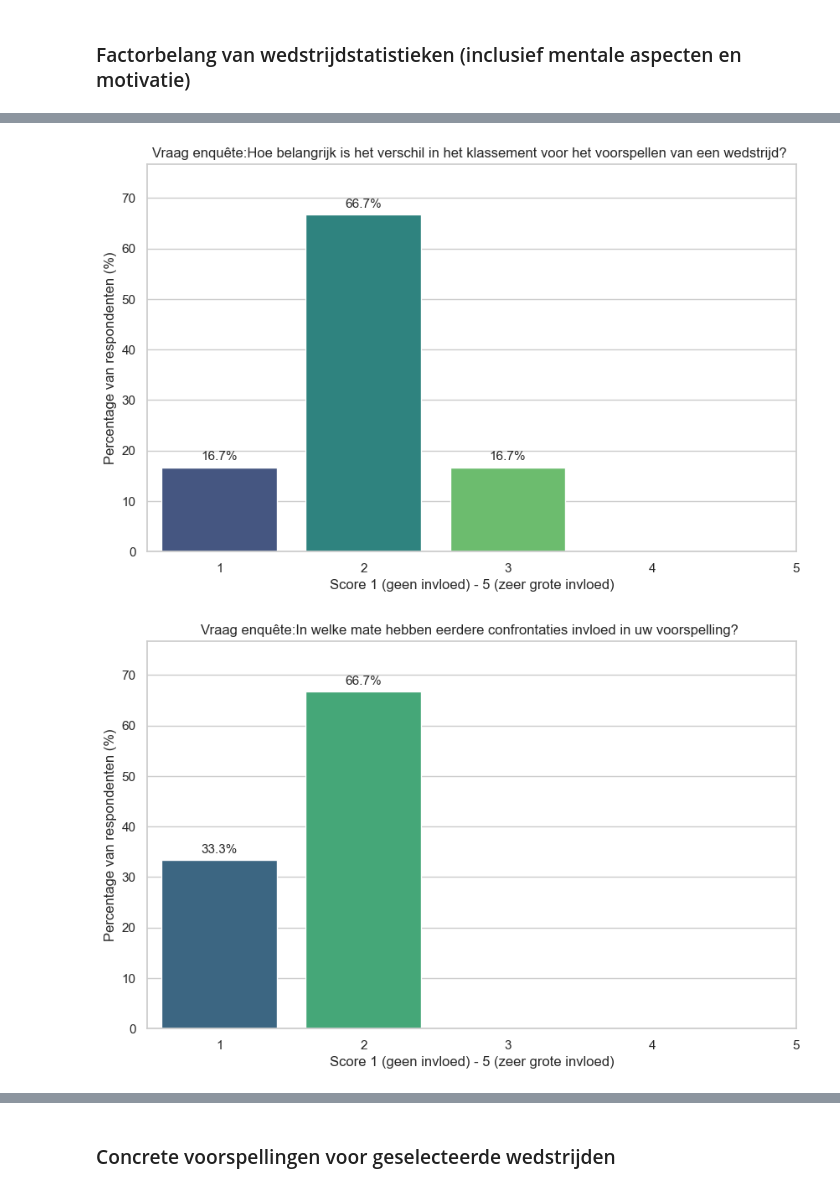
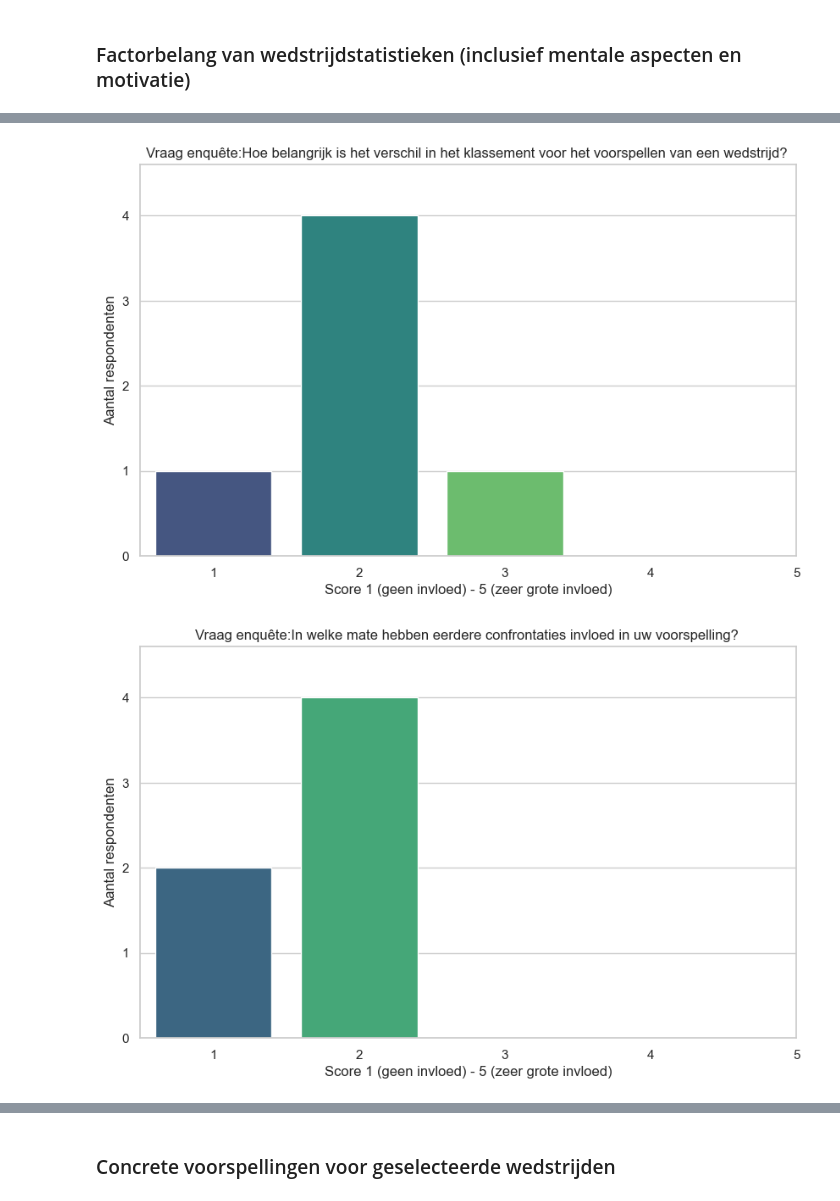
Before and after one commit to Torbendes/Bachelorproef, a Jupyter notebook: code/analyse/jpl_analyse.ipynb, the cells around one changed output, grey strips where cells are left out. Cells and saved outputs as stored; diff of their text form; code cells hidden in the pictures.

```diff
--- a/code/analyse/jpl_analyse.ipynb
+++ b/code/analyse/jpl_analyse.ipynb
@@ -3888,27 +3888,23 @@ for col in scale_1_5:
     if col in enquete_df.columns:
         plt.figure()
 
-        # Bereken percentages
+        # Bereken counts
         counts = enquete_df[col].value_counts().sort_index()
-        percentages = counts / counts.sum() * 100
 
-        # Maak barplot met percentages
-        ax = sns.barplot(x=percentages.index,
-                         y=percentages.values,
+        # Maak barplot met counts
+        ax = sns.barplot(x=counts.index,
+                         y=counts.values,
                          palette="viridis")
 
         # Titel en labels
         plt.title(f"Vraag enquête:{col}")
         plt.xlabel("Score 1 (geen invloed) - 5 (zeer grote invloed)")
-        plt.ylabel("Percentage van respondenten (%)")
+        plt.ylabel("Aantal respondenten")
 
         # X-as labels aanpassen
         plt.xticks([0,1,2,3,4], [1,2,3,4,5])
 
-        # Waarden boven de balken toevoegen
-        for i, p in enumerate(percentages):
-            ax.text(i, p + 1, f"{p:.1f}%", ha='center', va='bottom', fontsize=11)
 
-        plt.ylim(0, max(percentages) * 1.15)  # iets meer ruimte bovenin
+        plt.ylim(0, max(counts) * 1.15)  # iets meer ruimte bovenin
         plt.show()
 # %% [output]
@@ -3921,2 +3917,2 @@ for col in scale_1_5:
-[figure, old version]
+[figure, new version]
-[figure, old version]
+[figure, new version]
```
Also changed, not shown: parts of 1 cell of this notebook, 7 other files.
